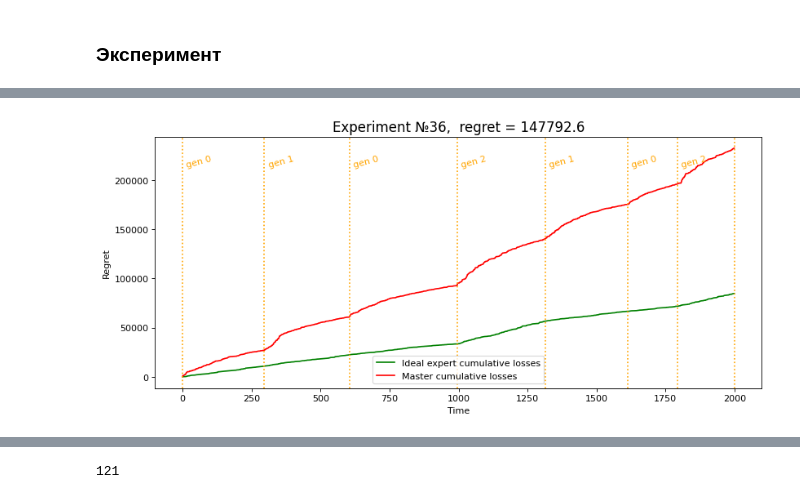
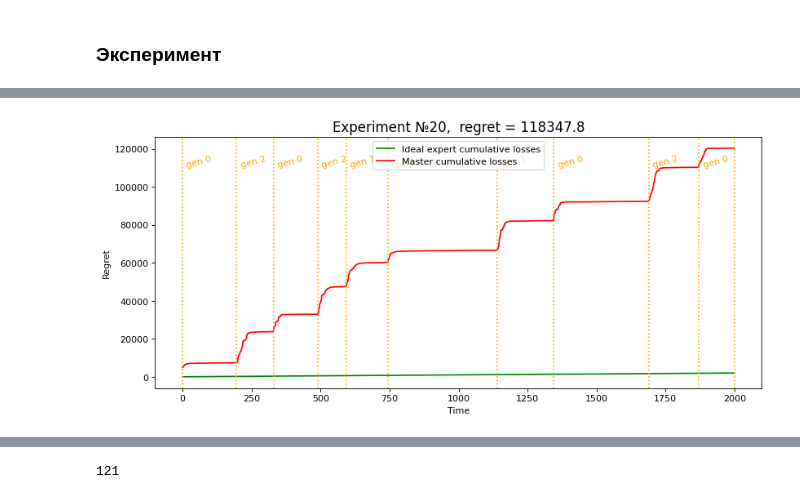
Before and after one commit to intsystems/2024-Project-125, a Jupyter notebook: code/notebooks/experiment_2.ipynb, the cells around one changed output, grey strips where cells are left out. Cells and saved outputs as stored; diff of their text form; code cells hidden in the pictures.

```diff
--- a/code/notebooks/experiment_2.ipynb
+++ b/code/notebooks/experiment_2.ipynb
@@ -24,7 +24,7 @@ from experiment import experiments_to_df
 # %% [markdown]
 ### Эксперимент
 # %%
-filepath = '../results/experiment_2-4.json'
+filepath = '../results/experiment_uni2-0.json'
 
 seeds = 5 * np.arange(2, 5) + 111
 
@@ -43,10 +43,19 @@ params = Params(series_type = "default",
                 alternating=True)
 
 different_noises = [1]
-different_windows = [5, 10, 20, 50, 100, 200]
-different_wf = ["shift_10", "shift_100", "shift_1000"]
-different_af = []
+different_windows = [10, 20, 50]
+different_wf = ["default", "simple_101", "simple_2", "diverge_05", "const"]
+different_af = ["default", "simple_05", "simple_15", "shift_100", "const_1100"]
 
 
-# experiments, df = run_experiments(filepath, seeds, params, different_noises, different_windows, different_wf, different_af)
-experiments, df = load_experiments(filepath)
+interesting = set()
+
+for key_w in different_wf:
+    interesting.add((key_w, "default"))
+
+for key_a in different_af:
+    interesting.add(("simple_101", key_a))
+
+
+experiments, df = run_experiments(filepath, seeds, params, different_noises, different_windows, interesting, "uniform past")
+# experiments, df = load_experiments(filepath)
@@ -156,9 +194,9 @@ df[["noise_var", "train_window", "regret"]].groupby(["noise_var", "train_window"
 # %%
-num = 36
+num = 20
 experiment = experiments[num]
 draw_regrets(experiment.logs, show=["master", "ideal"], title=f"Experiment №{num},  regret = {experiment.regret:.1f}", fig_size=(12, 5))
 # %% [output]
-[figure, old version]
+[figure, new version]
 # %%
 enumerated = [(num, experiment) for num, experiment in enumerate(experiments)]
 for num, experiment in enumerated[::3]:
```
Also changed, not shown: parts of 14 cells of this notebook, 17 other files.
